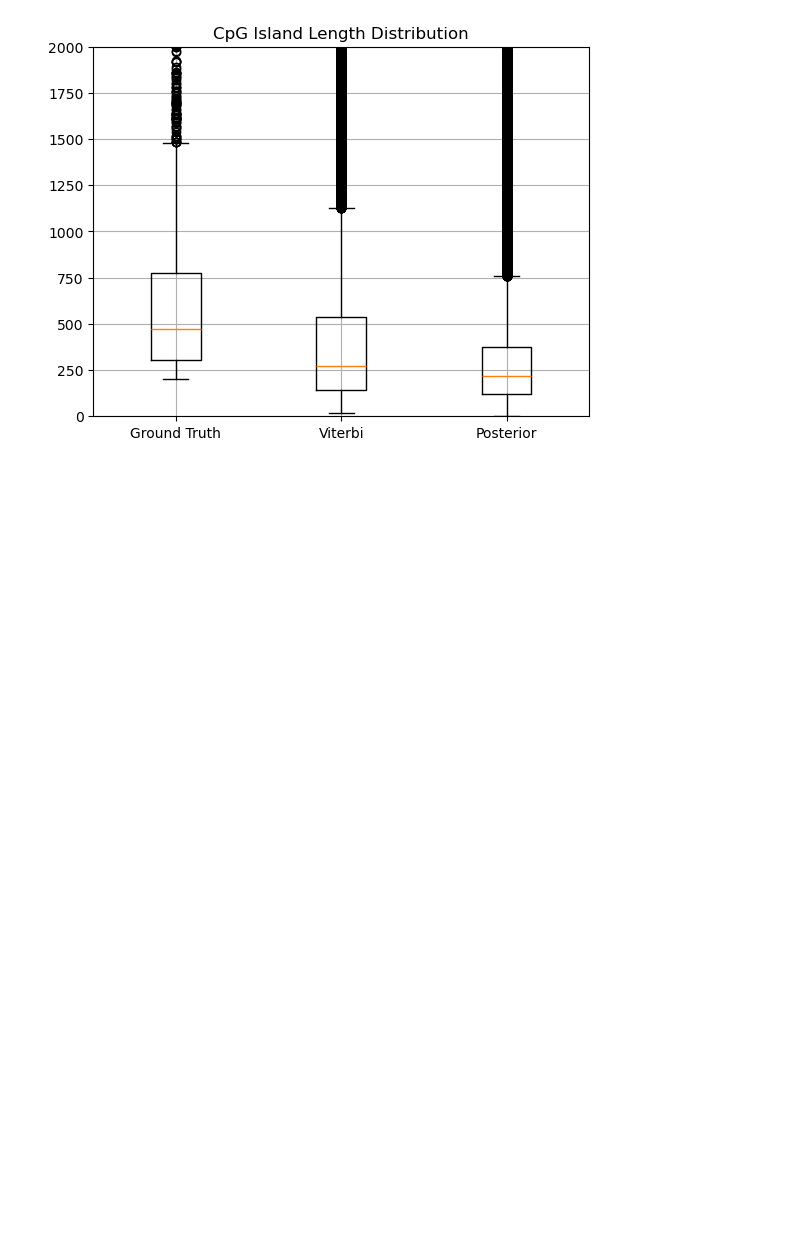
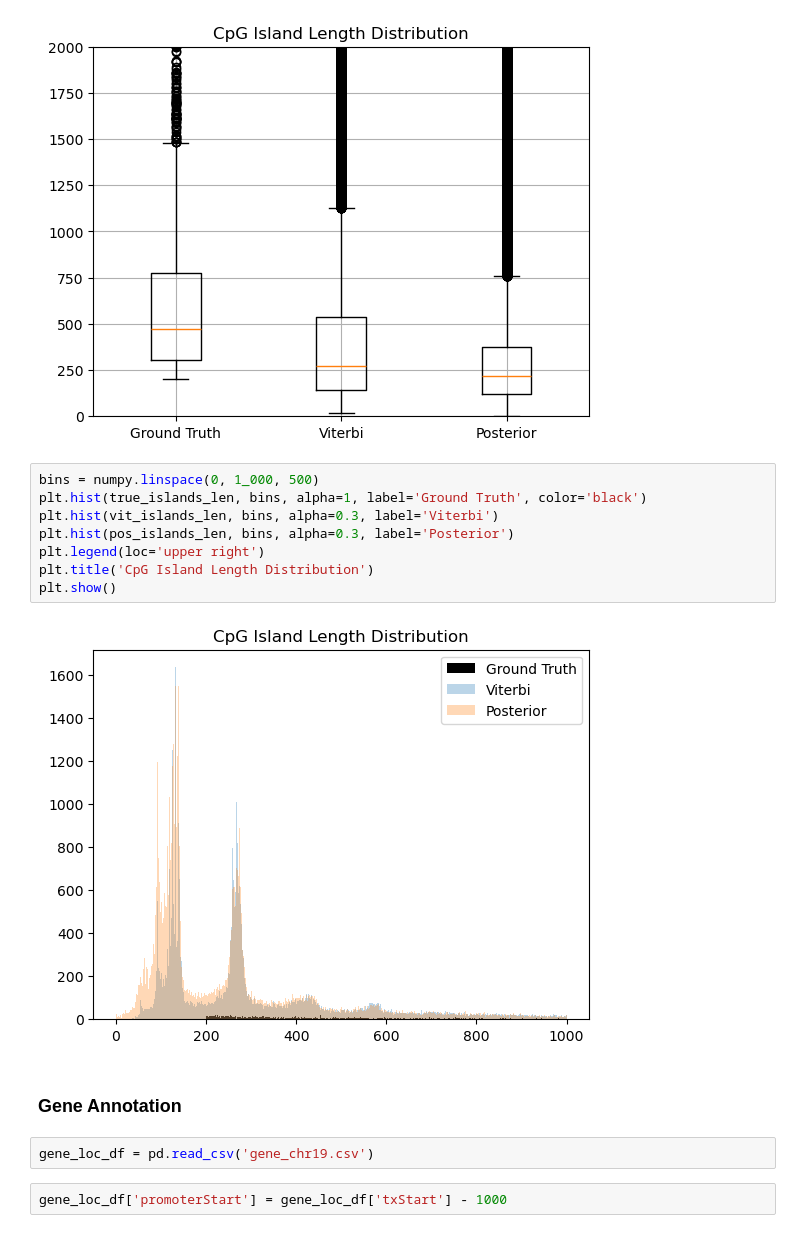
Before and after one commit to KyleCarlo/HMM-application-to-CpG-detection-in-Human-Genome, a Jupyter notebook: Bioinformatics_Ex3.ipynb, the cells around one changed output. Cells and saved outputs as stored; diff of their text form; blank space fills up the shorter version.

```diff
--- a/Bioinformatics_Ex3.ipynb
+++ b/Bioinformatics_Ex3.ipynb
@@ -705,3 +714,19 @@ plt.ylim(0, 2000)
 plt.show()
 # %% [output]
 [figure]
+# %%
+bins = numpy.linspace(0, 1_000, 500)
+plt.hist(true_islands_len, bins, alpha=1, label='Ground Truth', color='black')
+plt.hist(vit_islands_len, bins, alpha=0.3, label='Viterbi')
+plt.hist(pos_islands_len, bins, alpha=0.3, label='Posterior')
+plt.legend(loc='upper right')
+plt.title('CpG Island Length Distribution')
+plt.show()
+# %% [output]
+[figure, added]
+# %% [markdown]
+### Gene Annotation
+# %%
+gene_loc_df = pd.read_csv('gene_chr19.csv')
+# %%
+gene_loc_df['promoterStart'] = gene_loc_df['txStart'] - 1000
```
Also changed, not shown: parts of 6 cells of this notebook, 3 other files.
